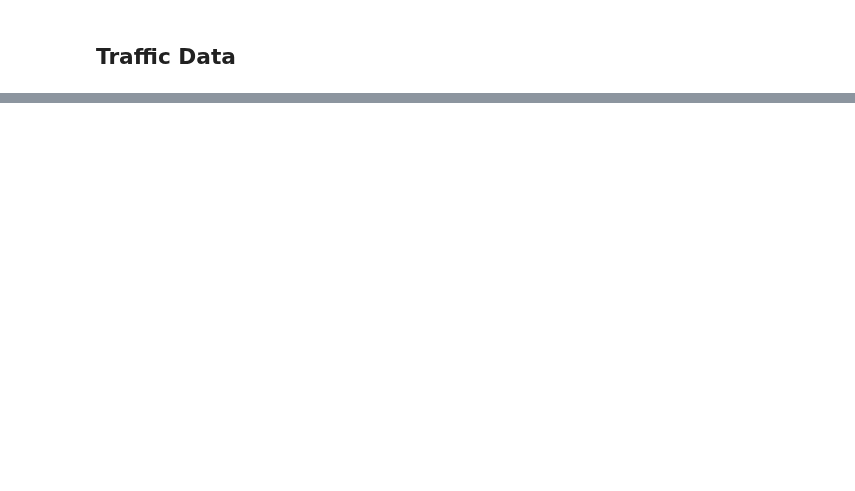
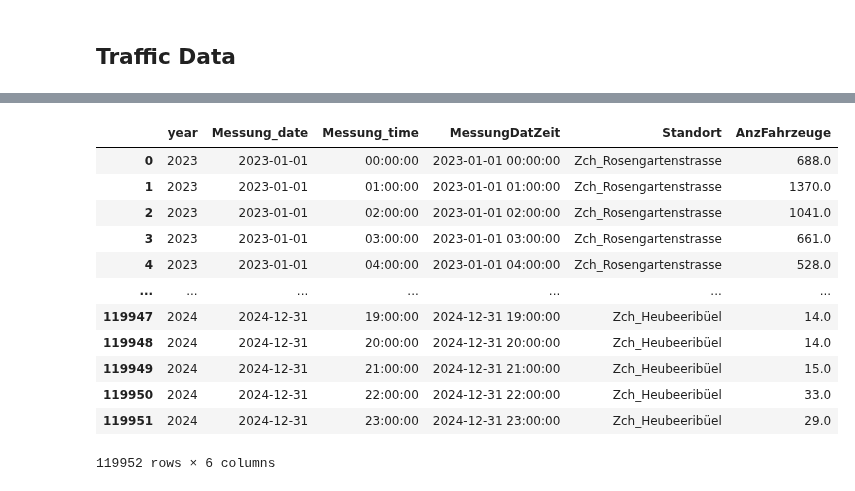
Before and after one commit to JitkaRantanen/AS2025_CO2-GroupProject, a Jupyter notebook: test.ipynb, the cells around one changed output, grey strips where cells are left out. Saved outputs shown, nothing was run; the diff lists cells and outputs as text; code cells hidden in the pictures; blank space fills up the shorter version.

```diff
--- a/test.ipynb
+++ b/test.ipynb
@@ -61 +263,43 @@ df_traffic = pd.read_csv("data/traffic_data_2023_2024.csv")
+# %%
+# 1) Parse MessungDatZeit safely into datetime
+df_traffic["MessungDatZeit"] = pd.to_datetime(
+    df_traffic["MessungDatZeit"], errors="coerce"  # handles bad rows as NaT
+)
+
+# 2) If your timestamps have timezone offsets and you want to remove tz info, uncomment:
+# df_traffic["MessungDatZeit"] = df_traffic["MessungDatZeit"].dt.tz_localize(None)
+
+# 3) Create separate columns for date & time
+df_traffic["Messung_date"] = df_traffic["MessungDatZeit"].dt.date     # dtype: object (datetime.date)
+df_traffic["Messung_time"] = df_traffic["MessungDatZeit"].dt.time     # dtype: object (datetime.time)
+
+# rename pollutant_station to Standort to match df_pollutants
+df_traffic = df_traffic.rename(columns={"pollutant_station": "Standort"})
+
+# delete ZSName column
+df_traffic = df_traffic.drop(columns=["ZSName"], errors="ignore")
+
+# reorder columns
+column_order = ["year", "Messung_date", "Messung_time", "MessungDatZeit", "Standort", "AnzFahrzeuge"]
+df_traffic = df_traffic[column_order]
+
+# (Optional) If you prefer **string** columns (sometimes easier to export/sort):
+# df_traffic["messung_date"] = df_traffic["MessungDatZeit"].dt.strftime("%Y-%m-%d")
+# df_traffic["messung_time"] = df_traffic["MessungDatZeit"].dt.strftime("%H:%M:%S")
+
+df_traffic
+# %% [output]
+|  | year | Messung_date | Messung_time | MessungDatZeit | Standort | AnzFahrzeuge |
+| 0 | 2023 | 2023-01-01 | 00:00:00 | 2023-01-01 00:00:00 | Zch_Rosengartenstrasse | 688.0 |
+| 1 | 2023 | 2023-01-01 | 01:00:00 | 2023-01-01 01:00:00 | Zch_Rosengartenstrasse | 1370.0 |
+| 2 | 2023 | 2023-01-01 | 02:00:00 | 2023-01-01 02:00:00 | Zch_Rosengartenstrasse | 1041.0 |
+| 3 | 2023 | 2023-01-01 | 03:00:00 | 2023-01-01 03:00:00 | Zch_Rosengartenstrasse | 661.0 |
+| 4 | 2023 | 2023-01-01 | 04:00:00 | 2023-01-01 04:00:00 | Zch_Rosengartenstrasse | 528.0 |
+| ... | ... | ... | ... | ... | ... | ... |
+| 119947 | 2024 | 2024-12-31 | 19:00:00 | 2024-12-31 19:00:00 | Zch_Heubeeribüel | 14.0 |
+| 119948 | 2024 | 2024-12-31 | 20:00:00 | 2024-12-31 20:00:00 | Zch_Heubeeribüel | 14.0 |
+| 119949 | 2024 | 2024-12-31 | 21:00:00 | 2024-12-31 21:00:00 | Zch_Heubeeribüel | 15.0 |
+| 119950 | 2024 | 2024-12-31 | 22:00:00 | 2024-12-31 22:00:00 | Zch_Heubeeribüel | 33.0 |
+| 119951 | 2024 | 2024-12-31 | 23:00:00 | 2024-12-31 23:00:00 | Zch_Heubeeribüel | 29.0 |
+119952 rows × 6 columns
 # %%
```
Also changed, not shown: parts of 13 cells of this notebook, 1 other file.
